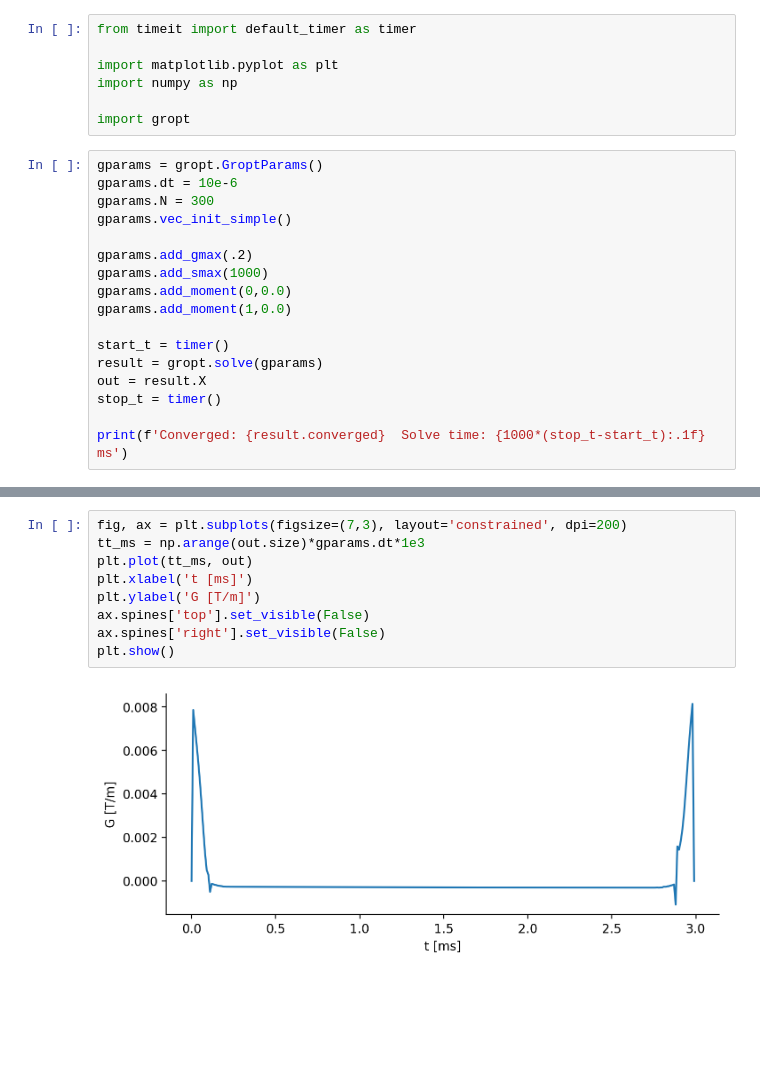
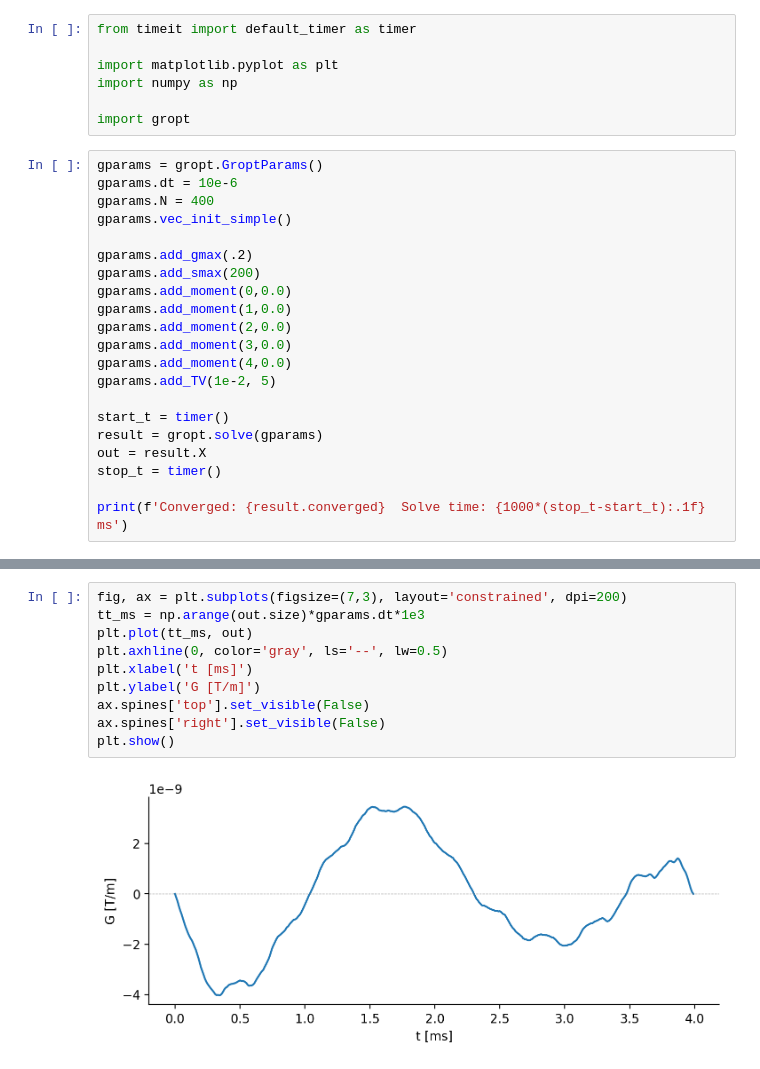
Before and after one commit to bughht/gropt-dev, a Jupyter notebook: examples/simple_example.ipynb, the cells around one changed output, grey strips where cells are left out. Saved outputs shown, nothing was run; the diff lists cells and outputs as text; blank space fills up the shorter version.

```diff
--- a/examples/simple_example.ipynb
+++ b/examples/simple_example.ipynb
@@ -8,13 +8,17 @@ import gropt
 # %%
 gparams = gropt.GroptParams()
 gparams.dt = 10e-6
-gparams.N = 300
+gparams.N = 400
 gparams.vec_init_simple()
 
 gparams.add_gmax(.2)
-gparams.add_smax(1000)
+gparams.add_smax(200)
 gparams.add_moment(0,0.0)
 gparams.add_moment(1,0.0)
+gparams.add_moment(2,0.0)
+gparams.add_moment(3,0.0)
+gparams.add_moment(4,0.0)
+gparams.add_TV(1e-2, 5)
 
 start_t = timer()
 result = gropt.solve(gparams)
@@ -66,11 +70,12 @@ plt.show()
 # %%
 fig, ax = plt.subplots(figsize=(7,3), layout='constrained', dpi=200)
 tt_ms = np.arange(out.size)*gparams.dt*1e3
 plt.plot(tt_ms, out)
+plt.axhline(0, color='gray', ls='--', lw=0.5)
 plt.xlabel('t [ms]')
 plt.ylabel('G [T/m]')
 ax.spines['top'].set_visible(False)
 ax.spines['right'].set_visible(False)
 plt.show()
 # %% [output]
-[figure, old version]
+[figure, new version]
```
Also changed, not shown: parts of 2 cells of this notebook, 17 other files.
